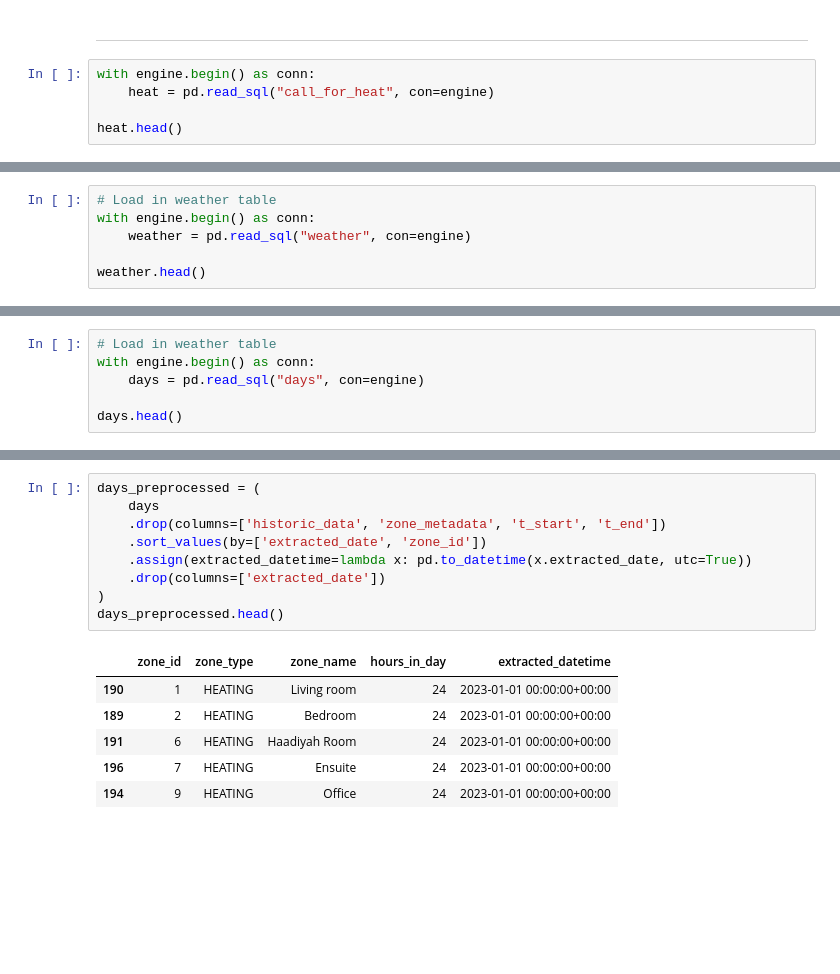
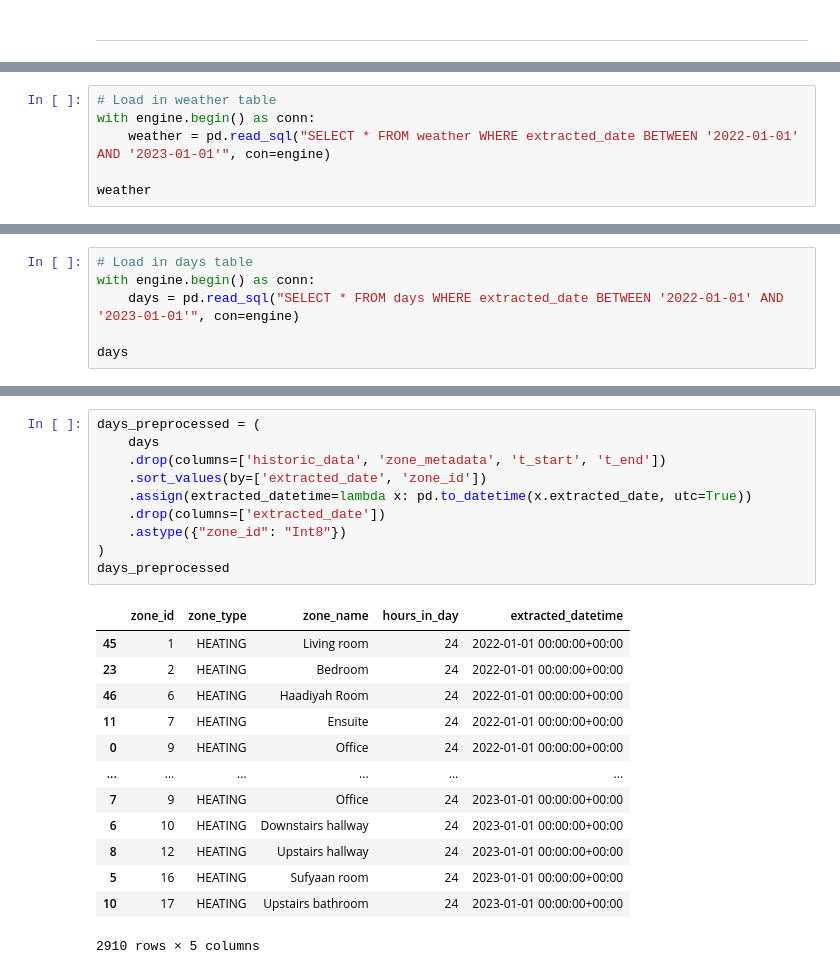
Before and after one commit to adin786/house_climate, a Jupyter notebook: notebooks/01-load_and_prepare.ipynb, the cells around one changed output, grey strips where cells are left out. Cells and saved outputs as stored; diff of their text form; blank space fills up the shorter version.

```diff
--- a/notebooks/01-load_and_prepare.ipynb
+++ b/notebooks/01-load_and_prepare.ipynb
@@ -146,7 +201,2 @@ interior_resampled.head()
 # %% [markdown]
 ---
-# %%
-with engine.begin() as conn:
-    heat = pd.read_sql("call_for_heat", con=engine)
-
-heat.head()
@@ -190,0 +243,6 @@ heat_preprocessed.head()
+# %%
+# Load in weather table
+with engine.begin() as conn:
+    weather = pd.read_sql("SELECT * FROM weather WHERE extracted_date BETWEEN '2022-01-01' AND '2023-01-01'", con=engine)
+
+weather
@@ -230,7 +313,7 @@ interior_and_heat
 # %%
-# Load in weather table
+# Load in days table
 with engine.begin() as conn:
-    weather = pd.read_sql("weather", con=engine)
+    days = pd.read_sql("SELECT * FROM days WHERE extracted_date BETWEEN '2022-01-01' AND '2023-01-01'", con=engine)
 
-weather.head()
+days
 # %% [output]
@@ -291,6 +332,0 @@ int_heat_weather
-# %%
-# Load in weather table
-with engine.begin() as conn:
-    days = pd.read_sql("days", con=engine)
-
-days.head()
@@ -304,19 +333,27 @@ days.head()
 # %%
 days_preprocessed = (
     days
     .drop(columns=['historic_data', 'zone_metadata', 't_start', 't_end'])
     .sort_values(by=['extracted_date', 'zone_id'])
     .assign(extracted_datetime=lambda x: pd.to_datetime(x.extracted_date, utc=True))
     .drop(columns=['extracted_date'])
+    .astype({"zone_id": "Int8"})
 )
-days_preprocessed.head()
+days_preprocessed
 # %% [output]
 |  | zone_id | zone_type | zone_name | hours_in_day | extracted_datetime |
-| 190 | 1 | HEATING | Living room | 24 | 2023-01-01 00:00:00+00:00 |
-| 189 | 2 | HEATING | Bedroom | 24 | 2023-01-01 00:00:00+00:00 |
-| 191 | 6 | HEATING | Haadiyah Room | 24 | 2023-01-01 00:00:00+00:00 |
-| 196 | 7 | HEATING | Ensuite | 24 | 2023-01-01 00:00:00+00:00 |
-| 194 | 9 | HEATING | Office | 24 | 2023-01-01 00:00:00+00:00 |
+| 45 | 1 | HEATING | Living room | 24 | 2022-01-01 00:00:00+00:00 |
+| 23 | 2 | HEATING | Bedroom | 24 | 2022-01-01 00:00:00+00:00 |
+| 46 | 6 | HEATING | Haadiyah Room | 24 | 2022-01-01 00:00:00+00:00 |
+| 11 | 7 | HEATING | Ensuite | 24 | 2022-01-01 00:00:00+00:00 |
+| 0 | 9 | HEATING | Office | 24 | 2022-01-01 00:00:00+00:00 |
+| ... | ... | ... | ... | ... | ... |
+| 7 | 9 | HEATING | Office | 24 | 2023-01-01 00:00:00+00:00 |
+| 6 | 10 | HEATING | Downstairs hallway | 24 | 2023-01-01 00:00:00+00:00 |
+| 8 | 12 | HEATING | Upstairs hallway | 24 | 2023-01-01 00:00:00+00:00 |
+| 5 | 16 | HEATING | Sufyaan room | 24 | 2023-01-01 00:00:00+00:00 |
+| 10 | 17 | HEATING | Upstairs bathroom | 24 | 2023-01-01 00:00:00+00:00 |
+2910 rows × 5 columns
 # %%
 merged = (
     pd.merge_asof(
```
Also changed, not shown: parts of 45 cells of this notebook, 5 other files.
